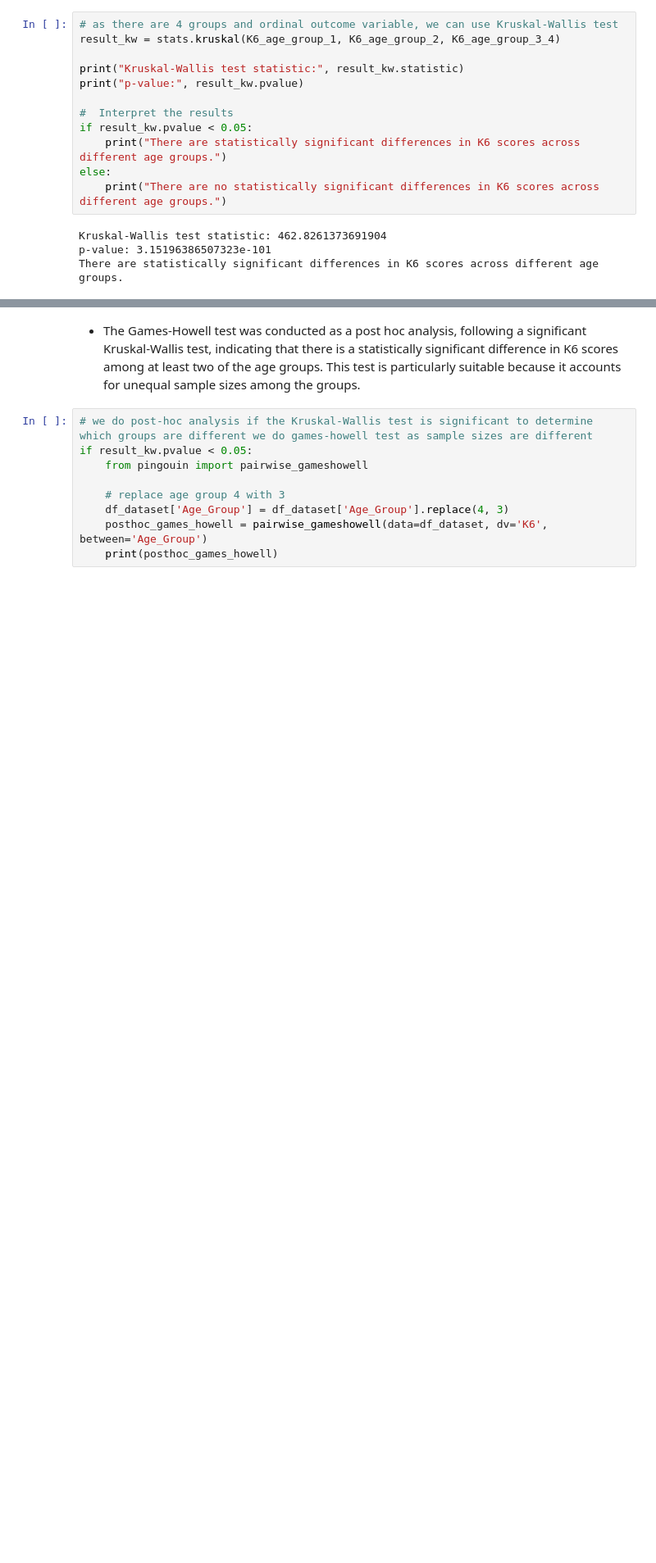
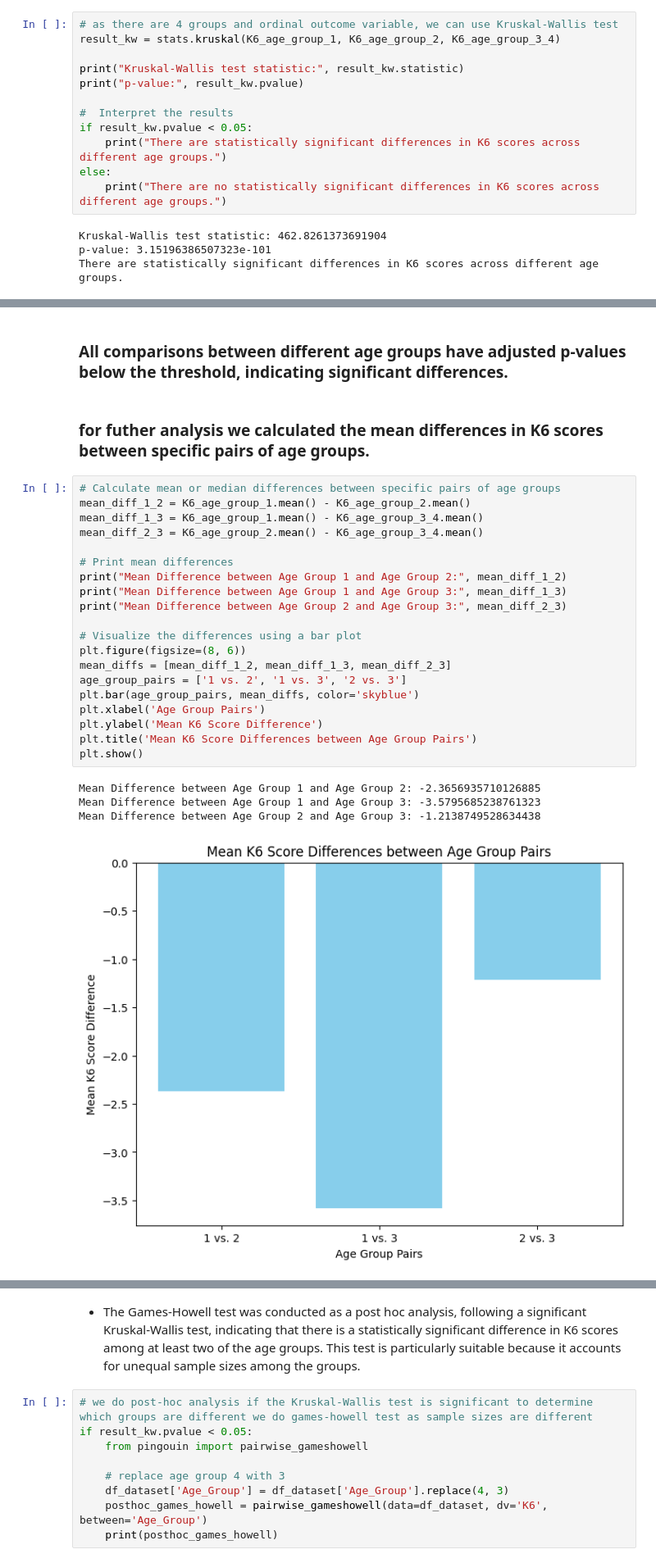
Before and after one commit to Shambhaviiiit/covid-psychological-impact-analysis, a Jupyter notebook: BRSM-Project_yatharth.ipynb, the cells around one changed output, grey strips where cells are left out. Shown at 82% size. Cells and saved outputs as stored; diff of their text form; blank space fills up the shorter version.

```diff
--- a/BRSM-Project_yatharth.ipynb
+++ b/BRSM-Project_yatharth.ipynb
@@ -193,0 +328,29 @@ There are statistically significant differences in K6 scores across different ag
+# %% [markdown]
+### All comparisons between different age groups have adjusted p-values below the threshold, indicating significant differences.
+# %% [markdown]
+### for futher analysis we calculated the mean differences in K6 scores between specific pairs of age groups.
+# %%
+# Calculate mean or median differences between specific pairs of age groups
+mean_diff_1_2 = K6_age_group_1.mean() - K6_age_group_2.mean()
+mean_diff_1_3 = K6_age_group_1.mean() - K6_age_group_3_4.mean()
+mean_diff_2_3 = K6_age_group_2.mean() - K6_age_group_3_4.mean()
+
+# Print mean differences
+print("Mean Difference between Age Group 1 and Age Group 2:", mean_diff_1_2)
+print("Mean Difference between Age Group 1 and Age Group 3:", mean_diff_1_3)
+print("Mean Difference between Age Group 2 and Age Group 3:", mean_diff_2_3)
+
+# Visualize the differences using a bar plot
+plt.figure(figsize=(8, 6))
+mean_diffs = [mean_diff_1_2, mean_diff_1_3, mean_diff_2_3]
+age_group_pairs = ['1 vs. 2', '1 vs. 3', '2 vs. 3']
+plt.bar(age_group_pairs, mean_diffs, color='skyblue')
+plt.xlabel('Age Group Pairs')
+plt.ylabel('Mean K6 Score Difference')
+plt.title('Mean K6 Score Differences between Age Group Pairs')
+plt.show()
+# %% [output]
+Mean Difference between Age Group 1 and Age Group 2: -2.3656935710126885
+Mean Difference between Age Group 1 and Age Group 3: -3.5795685238761323
+Mean Difference between Age Group 2 and Age Group 3: -1.2138749528634438
+[figure, added]
```
Also changed, not shown: parts of 37 cells of this notebook, 1 other file.
